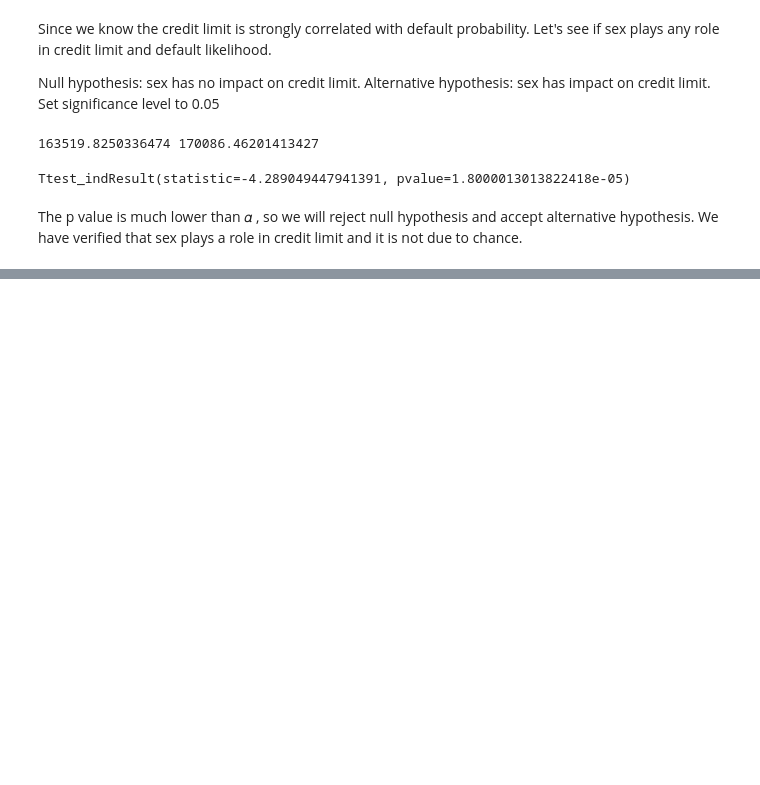
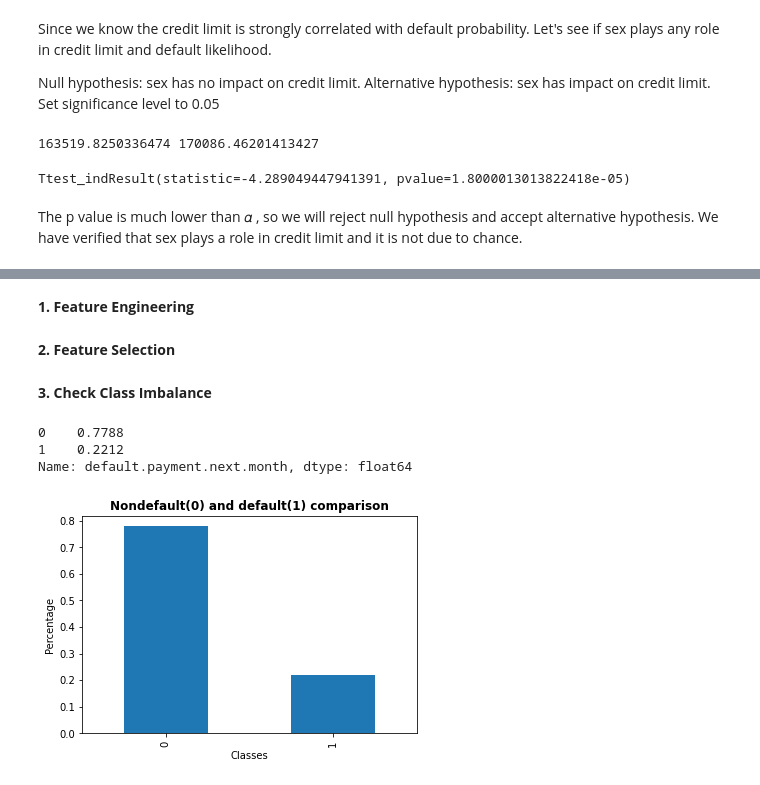
Before and after one commit to rohitrv8922/credit_card_fraud, a Jupyter notebook: RoCredit_Card_Default_Prediction_Capstone_Project.ipynb, the cells around one changed output, grey strips where cells are left out. Cells and saved outputs as stored; diff of their text form; code cells hidden in the pictures; blank space fills up the shorter version.

```diff
--- a/RoCredit_Card_Default_Prediction_Capstone_Project.ipynb
+++ b/RoCredit_Card_Default_Prediction_Capstone_Project.ipynb
@@ -851,0 +897,3 @@ The p value is much lower than 𝛼 , so we will reject null hypothesis and acce
+# %%
+data = pd.read_csv("UCI_Credit_Card_Processed.csv")
+data.columns
@@ -851,0 +909,12 @@ The p value is much lower than 𝛼 , so we will reject null hypothesis and acce
+# %% [markdown]
+**1. Feature Engineering**
+# %%
+# Bin ‘AGE’ data to 6 groups
+bins= [21,30,40,50,60,70,80]
+labels = list(range(6))
+data['AGE'] = pd.cut(data['AGE'],bins=bins, labels=labels,right=False)
+
+# Covert categorical column into integer by extracting the code of the categories
+data.AGE = data.AGE.cat.codes
+# %% [markdown]
+**2. Feature Selection**
@@ -851,0 +932,18 @@ The p value is much lower than 𝛼 , so we will reject null hypothesis and acce
+# %% [markdown]
+**3. Check Class Imbalance**
+# %%
+# Check target classes balancec
+cla_bal = data['default.payment.next.month'].value_counts(normalize=True)
+print(cla_bal)
+
+# Plot the classes
+cla_bal.plot(kind = 'bar')
+plt.title('Nondefault(0) and default(1) comparison',fontweight = "bold")
+plt.xlabel('Classes')
+plt.ylabel('Percentage')
+plt.show()
+# %% [output]
+0    0.7788
+1    0.2212
+Name: default.payment.next.month, dtype: float64
+[figure, added]
```
Also changed, not shown: parts of 8 cells of this notebook.
